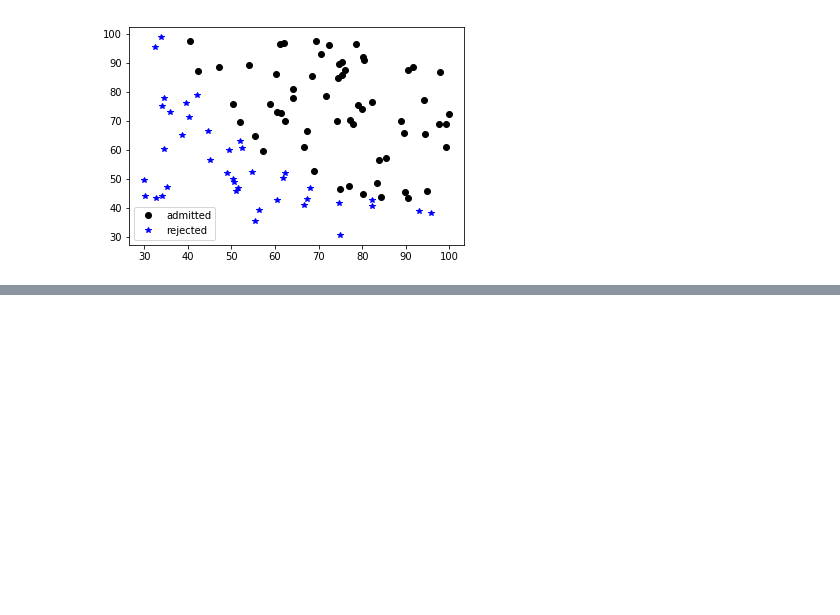
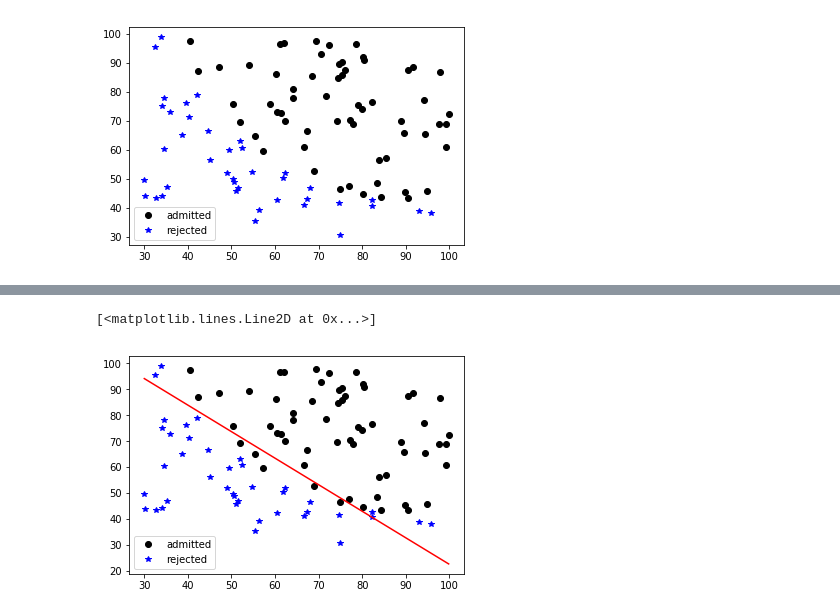
Before and after one commit to khroushan/ML_Ng_Py, a Jupyter notebook: ex2/ML_ex2.ipynb, the cells around one changed output, grey strips where cells are left out. Drawn from its saved outputs; the diff is of its cells as text; code cells hidden in the pictures; blank space fills up the shorter version.

```diff
--- a/ex2/ML_ex2.ipynb
+++ b/ex2/ML_ex2.ipynb
@@ -109,14 +108,14 @@ def g_des(x,y,theta_int,alpha):
         Jarr[it] = costFun(x,y,theta)
     return theta, Jarr
 # %%
-x = data[:,0:2]
-m = x.shape[0]
+#x = data[:,0:2]
+#m = x.shape[0]
 # add one column of 1s to the featurs for theta_0
-x = np.hstack((np.ones((m,1), float),x))
-y = data[:,2]
-theta_int = np.array([-10, 0.1,0.1])
-theta_f, J_arr = g_des(x,y,theta_int,0.001)
-print(theta_f)
-print(sigmoid(np.dot(theta_f,np.array([1,45,85],float))))
-d1 = np.linspace(0,1,5000)
-pl.plot(d1,J_arr, 'k,')
+#x = np.hstack((np.ones((m,1), float),x))
+#y = data[:,2]
+#theta_int = np.array([-10, 0.1,0.1])
+#theta_f, J_arr = g_des(x,y,theta_int,0.001)
+#print(theta_f)
+#print(sigmoid(np.dot(theta_f,np.array([1,45,85],float))))
+#d1 = np.linspace(0,1,5000)
+#pl.plot(d1,J_arr, 'k,')
@@ -139,7 +132,8 @@ def cost_1param(theta):
     return costFun(x,y,theta)
 
 #optimization using "minimize" from scipy
-res = minimize(cost_1param,(0.,0.1,0.1))
+x0 = 0.1*np.ones((3), float)
+res = minimize(cost_1param,x0)
 print(res)
 print(res.x)
 #prediction for test of (45,85) = 0.776
@@ -161,0 +156,15 @@ array(0.7762898914985009)
+# %%
+x = data[:,0:2]
+y = data[:,2]
+theta = res.x
+x_pos = x[y==1,:]
+x_neg = x[y==0,:]
+pl.plot(x_pos[:,0], x_pos[:,1], 'ko', label='admitted')
+pl.plot(x_neg[:,0], x_neg[:,1], 'b*', label='rejected')
+pl.legend()
+x1_fit = np.linspace(min(x[:,0]), max(x[:,0]),100)
+x2_fit = (-1./theta[2])* (theta[1]*x1_fit + theta[0])
+pl.plot(x1_fit,x2_fit, 'r-')
+# %% [output]
+[<matplotlib.lines.Line2D at 0x...>]
+[figure, added]
```
Also changed, not shown: parts of 4 cells of this notebook, 1 other file.
